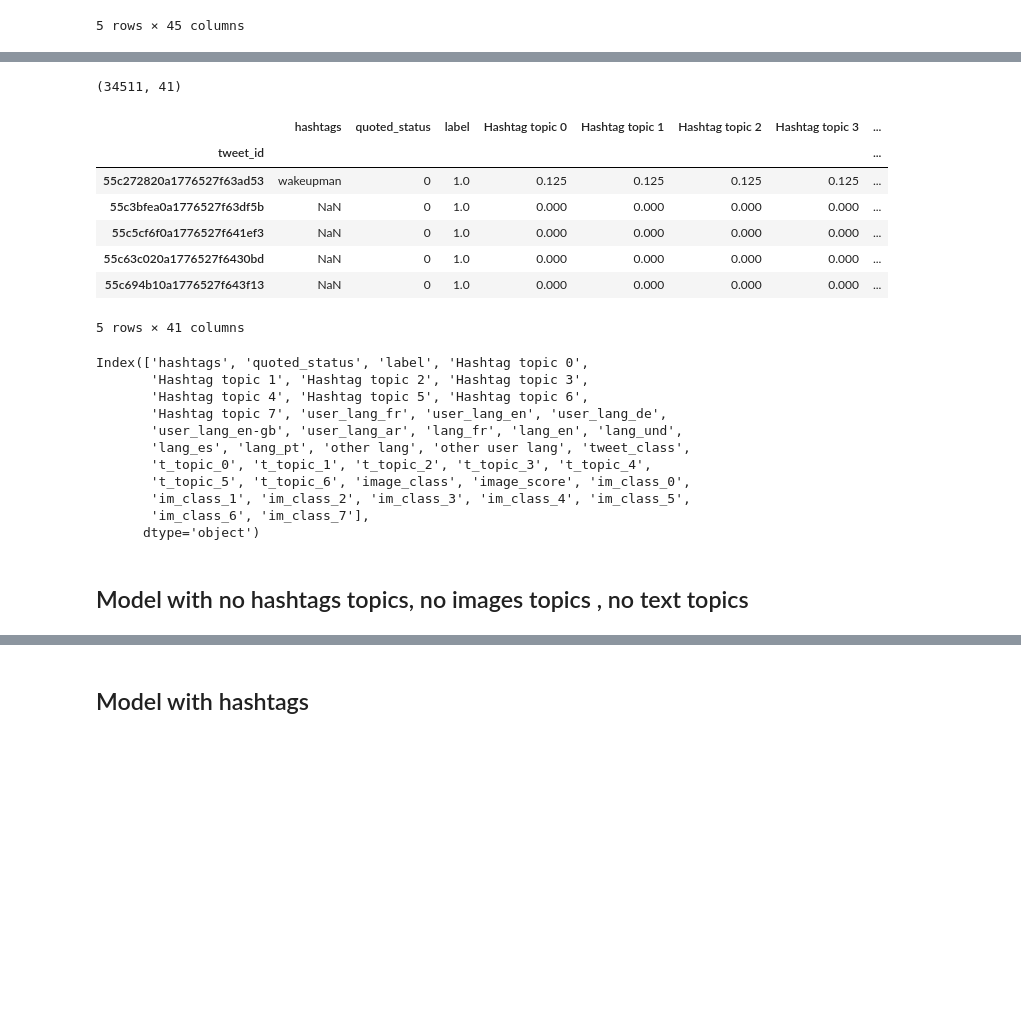
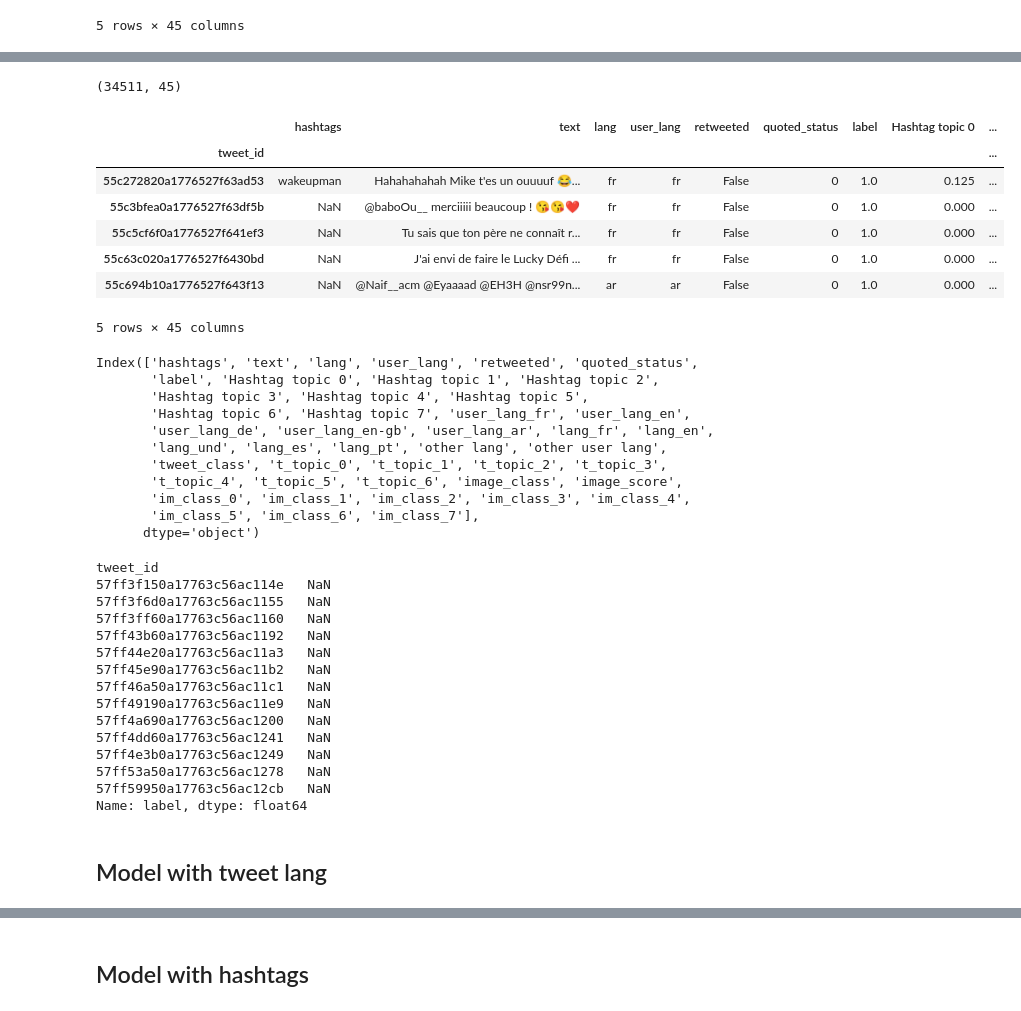
Before and after one commit to valstrl/CSM-project, a Jupyter notebook: mlp.ipynb, the cells around one changed output, grey strips where cells are left out. Drawn from its saved outputs; the diff is of its cells as text; code cells hidden in the pictures; blank space fills up the shorter version.

```diff
--- a/mlp.ipynb
+++ b/mlp.ipynb
@@ -36,53 +60,72 @@ gt.head()
 # %%
 #gt= pd.read_csv('data/groundtruth_hashtags_lang.csv',index_col=0 )
 
 #check if NaN tweet_id
 #gt=gt[~gt['tweet_id'].isna()]
 #gt=gt.set_index('tweet_id')
 
 gt['quoted_status']= ~gt['quoted_status'].isnull()
 gt[[ 'quoted_status']] = gt[[ 'quoted_status']].astype(int)
 
-gt=gt.drop( [ 'lang', 'text', 'user_lang','retweeted'], axis =1)
+#gt=gt.drop( [ 'lang', 'text', 'user_lang','retweeted'], axis =1)
 #gt['retweeted'] = gt['retweeted'].apply(lambda x: str_bool(x))
 
 
 lang_col = [col for col in gt.columns if col.startswith('lang_')]
 user_lang_col= [col for col in gt.columns if col.startswith('user_lang_')]
 hashtag_col= [col for col in gt.columns if col.startswith('Hashtag topic')]
 img_col= [col for col in gt.columns if col.startswith('im_class_')] + ['image_class', 'image_score']
 topic_col= [col for col in gt.columns if col.startswith('t_topic_')]+['tweet_class']
 
 
 gt[user_lang_col + ['other user lang']] = gt[user_lang_col + ['other user lang']].fillna(0).astype(int)
 gt[lang_col + ['other lang']] = gt[lang_col + ['other lang']].fillna(0).astype(int)
 gt[hashtag_col] = gt[hashtag_col].fillna(0).apply(lambda x: [str_bool(y) for y in x.values])
 gt[hashtag_col] = gt[hashtag_col].astype(float)
 print(gt.shape)
 gt.head()
 # %% [output]
-(34511, 41)
+(34511, 45)
-|  | hashtags | quoted_status | label | Hashtag topic 0 | Hashtag topic 1 | Hashtag topic 2 | Hashtag topic 3 | ... |
-| tweet_id |  |  |  |  |  |  |  | ... |
-| 55c272820a1776527f63ad53 | wakeupman | 0 | 1.0 | 0.125 | 0.125 | 0.125 | 0.125 | ... |
-| 55c3bfea0a1776527f63df5b | NaN | 0 | 1.0 | 0.000 | 0.000 | 0.000 | 0.000 | ... |
-| 55c5cf6f0a1776527f641ef3 | NaN | 0 | 1.0 | 0.000 | 0.000 | 0.000 | 0.000 | ... |
-| 55c63c020a1776527f6430bd | NaN | 0 | 1.0 | 0.000 | 0.000 | 0.000 | 0.000 | ... |
-| 55c694b10a1776527f643f13 | NaN | 0 | 1.0 | 0.000 | 0.000 | 0.000 | 0.000 | ... |
+|  | hashtags | text | lang | user_lang | retweeted | quoted_status | label | Hashtag topic 0 | ... |
+| tweet_id |  |  |  |  |  |  |  |  | ... |
+| 55c272820a1776527f63ad53 | wakeupman | Hahahahahah Mike t'es un ouuuuf 😂... | fr | fr | False | 0 | 1.0 | 0.125 | ... |
+| 55c3bfea0a1776527f63df5b | NaN | @baboOu__ merciiiii beaucoup ! 😘😘❤️ | fr | fr | False | 0 | 1.0 | 0.000 | ... |
+| 55c5cf6f0a1776527f641ef3 | NaN | Tu sais que ton père ne connaît r... | fr | fr | False | 0 | 1.0 | 0.000 | ... |
+| 55c63c020a1776527f6430bd | NaN | J'ai envi de faire le Lucky Défi ... | fr | fr | False | 0 | 1.0 | 0.000 | ... |
+| 55c694b10a1776527f643f13 | NaN | @Naif__acm @Eyaaaad @EH3H @nsr99n... | ar | ar | False | 0 | 1.0 | 0.000 | ... |
-5 rows × 41 columns
+5 rows × 45 columns
 # %%
 gt.columns
 # %% [output]
-Index(['hashtags', 'quoted_status', 'label', 'Hashtag topic 0',
-       'Hashtag topic 1', 'Hashtag topic 2', 'Hashtag topic 3',
-       'Hashtag topic 4', 'Hashtag topic 5', 'Hashtag topic 6',
-       'Hashtag topic 7', 'user_lang_fr', 'user_lang_en', 'user_lang_de',
-       'user_lang_en-gb', 'user_lang_ar', 'lang_fr', 'lang_en', 'lang_und',
-       'lang_es', 'lang_pt', 'other lang', 'other user lang', 'tweet_class',
-       't_topic_0', 't_topic_1', 't_topic_2', 't_topic_3', 't_topic_4',
-       't_topic_5', 't_topic_6', 'image_class', 'image_score', 'im_class_0',
-       'im_class_1', 'im_class_2', 'im_class_3', 'im_class_4', 'im_class_5',
-       'im_class_6', 'im_class_7'],
+Index(['hashtags', 'text', 'lang', 'user_lang', 'retweeted', 'quoted_status',
+       'label', 'Hashtag topic 0', 'Hashtag topic 1', 'Hashtag topic 2',
+       'Hashtag topic 3', 'Hashtag topic 4', 'Hashtag topic 5',
+       'Hashtag topic 6', 'Hashtag topic 7', 'user_lang_fr', 'user_lang_en',
+       'user_lang_de', 'user_lang_en-gb', 'user_lang_ar', 'lang_fr', 'lang_en',
+       'lang_und', 'lang_es', 'lang_pt', 'other lang', 'other user lang',
+       'tweet_class', 't_topic_0', 't_topic_1', 't_topic_2', 't_topic_3',
+       't_topic_4', 't_topic_5', 't_topic_6', 'image_class', 'image_score',
+       'im_class_0', 'im_class_1', 'im_class_2', 'im_class_3', 'im_class_4',
+       'im_class_5', 'im_class_6', 'im_class_7'],
       dtype='object')
-# %% [markdown]
-## Model with no hashtags topics, no images topics , no text topics
+# %%
+
+gt[gt['label'].isnull()]
+# %% [output]
+tweet_id
+57ff3f150a17763c56ac114e   NaN
+57ff3f6d0a17763c56ac1155   NaN
+57ff3ff60a17763c56ac1160   NaN
+57ff43b60a17763c56ac1192   NaN
+57ff44e20a17763c56ac11a3   NaN
+57ff45e90a17763c56ac11b2   NaN
+57ff46a50a17763c56ac11c1   NaN
+57ff49190a17763c56ac11e9   NaN
+57ff4a690a17763c56ac1200   NaN
+57ff4dd60a17763c56ac1241   NaN
+57ff4e3b0a17763c56ac1249   NaN
+57ff53a50a17763c56ac1278   NaN
+57ff59950a17763c56ac12cb   NaN
+Name: label, dtype: float64
+# %% [markdown]
+## Model with tweet lang
```
Also changed, not shown: parts of 10 cells of this notebook, 5 other files.
